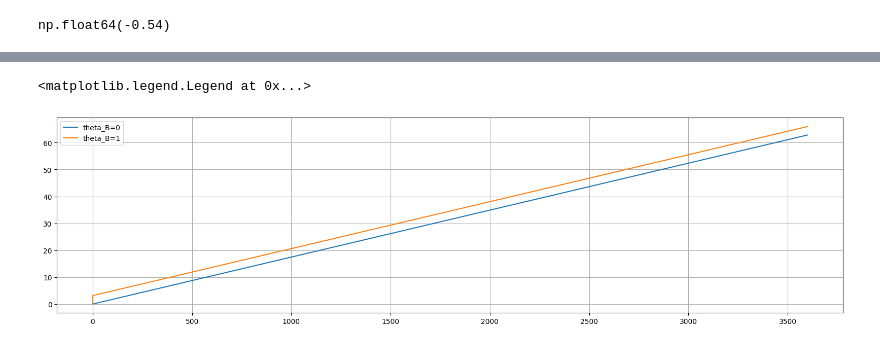
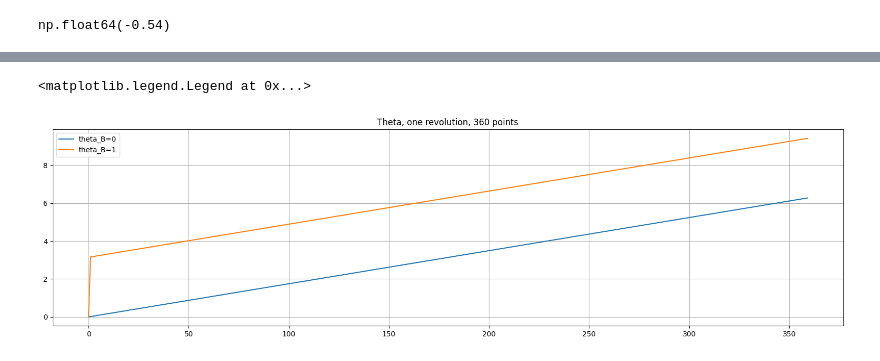
Before and after one commit to avaveriksen/VAWT, a Jupyter notebook: sample.ipynb, the cells around one changed output, grey strips where cells are left out. Saved outputs shown, nothing was run; the diff lists cells and outputs as text; code cells hidden in the pictures.

```diff
--- a/sample.ipynb
+++ b/sample.ipynb
@@ -143,0 +96,11 @@ for n in range(1, ntime):
+# %%
+
+R = 3       # [m]
+V0 = 8      # [m/s]
+omega = 12  # [rad/s]
+B = 2       # [-]
+rho = 1.225 # [kg / m³]
+theta_p = 0 # [rad]
+S = 0.2     # [-], solidity
+tau = 2 * R / V0
+revolutions = 20
@@ -144,9 +241,10 @@ for n in range(1, ntime):
 # %%
 plt.figure(figsize=(20, 5))
-plt.plot(theta[0, :])
-plt.plot(theta[1, :])
+plt.plot(theta[0, 0:360])
+plt.plot(theta[1, 0:360])
 plt.grid(True)
+plt.title('Theta, one revolution, 360 points')
 plt.legend(['theta_B=0', 'theta_B=1'])
 # %% [output]
 <matplotlib.legend.Legend at 0x...>
-[figure, old version]
+[figure, new version]
```
Also changed, not shown: parts of 18 cells of this notebook.
